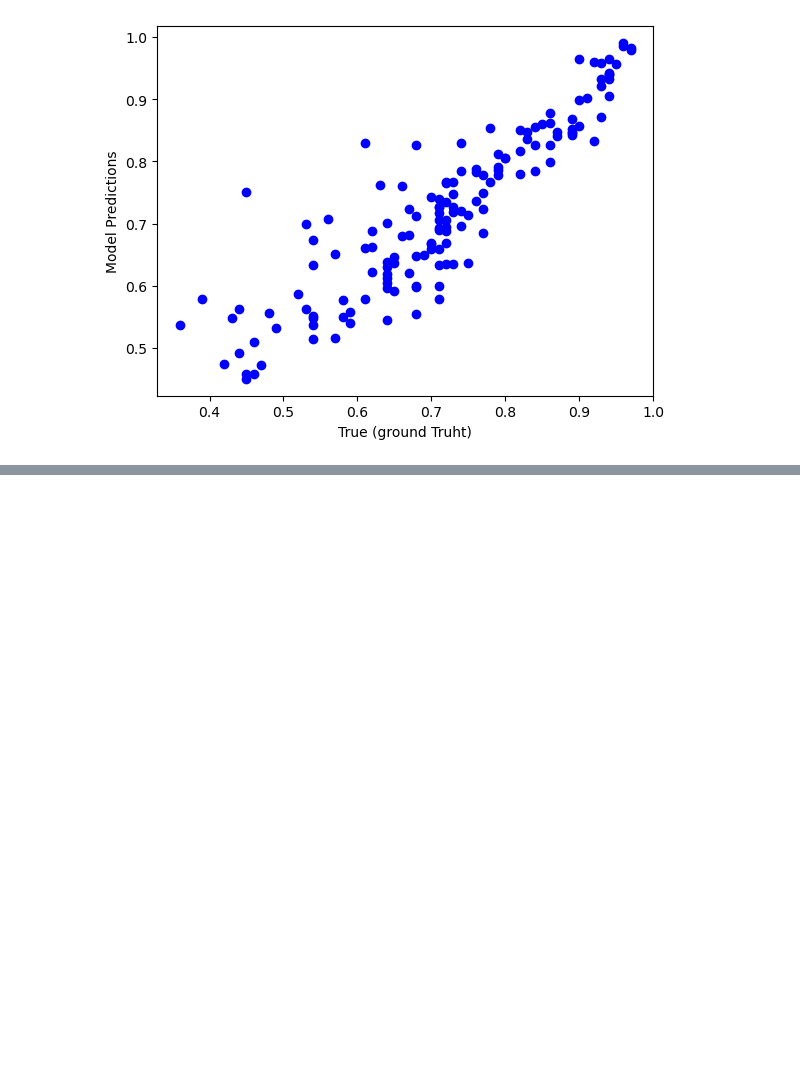
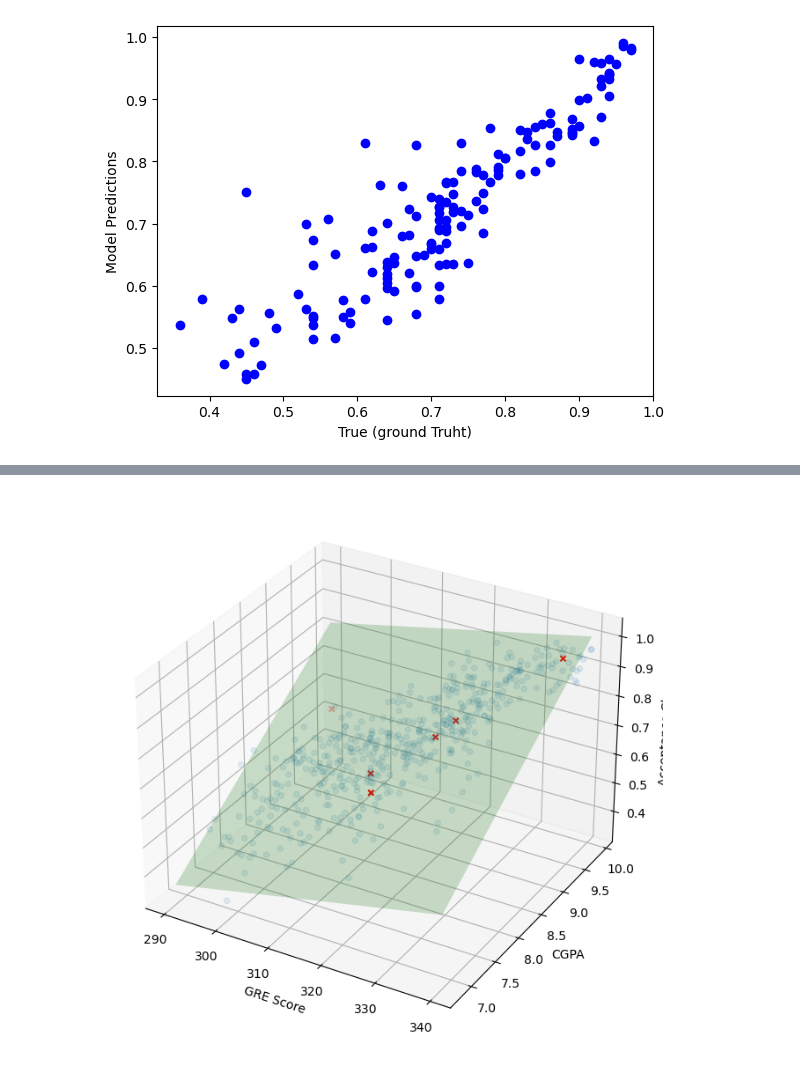
Before and after one commit to AlvaroBishop/GraduateSchoolAcceptancePrediction, a Jupyter notebook: Graduate_Admission_Prediction.ipynb, the cells around one changed output, grey strips where cells are left out. Cells and saved outputs as stored; diff of their text form; code cells hidden in the pictures; blank space fills up the shorter version.

```diff
--- a/Graduate_Admission_Prediction.ipynb
+++ b/Graduate_Admission_Prediction.ipynb
@@ -305,0 +345,12 @@ MAPE = np.mean( np.abs( (y_test - y_predict) / y_test) ) * 100
+# %%
+fig = plt.figure(figsize=(10, 8))
+ax = fig.add_subplot(111, projection = "3d")
+ax.scatter(admission_df["GRE Score"], admission_df["CGPA"], admission_df["Chance of Admit "], alpha=0.1)
+ax.scatter(predictions['GRE Score'], predictions["CGPA"], predictionsFit, color = "r", marker ="x")
+ax.plot_surface(x_surf, y_surf, fittedY, color ="green", alpha = 0.2)
+ax.set_xlabel('GRE Score')
+ax.set_ylabel('CGPA')
+ax.set_zlabel('Acceptance Chance')
+plt.show()
+# %% [output]
+[figure, added]
```
Also changed, not shown: parts of 8 cells of this notebook.
